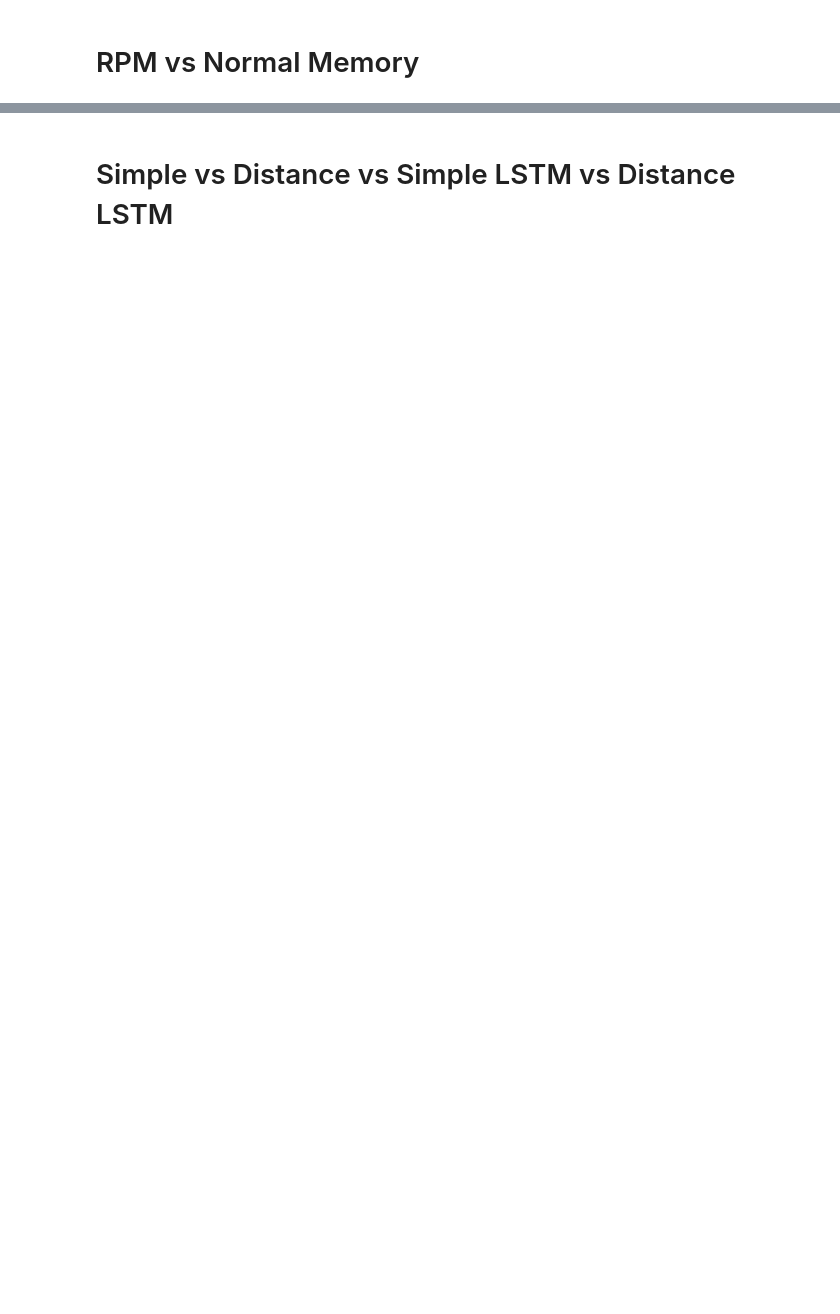
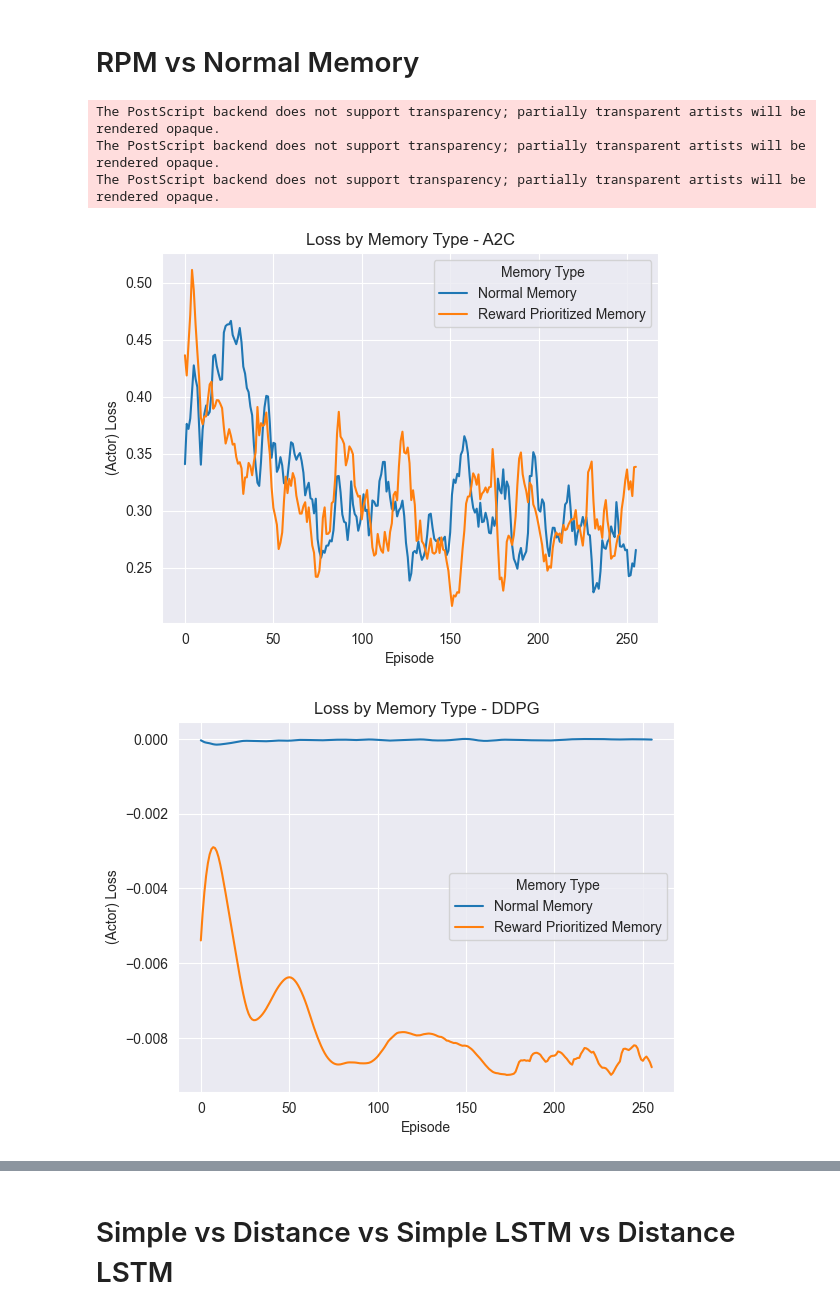
Before and after one commit to TheMikeste1/CS6640-Waterworld, a Jupyter notebook: graphs_for_paper.ipynb, the cells around one changed output, grey strips where cells are left out. Saved outputs shown, nothing was run; the diff lists cells and outputs as text; code cells hidden in the pictures; blank space fills up the shorter version.

```diff
--- a/graphs_for_paper.ipynb
+++ b/graphs_for_paper.ipynb
@@ -74,30 +123,37 @@ plot.figure.savefig("rewards-by-agent.eps", format="eps")
 # %%
 to_plot = (
     df_runs.query("metric == 'loss' or metric == 'actor_loss'")
     .query("agent_type != 'CPT'")
     .query("run_name != 'DDPG Distance CPT'")
 )
 to_plot["agent_type"] = to_plot["agent_type"].cat.remove_unused_categories()
 
 to_plot["Smoothed Loss"] = (
     to_plot.groupby(by=["agent_type", "memory"])["value"]
-    .ewm(alpha=1 - 0.999)
+    .ewm(alpha=1 - 0.85)
     .mean()
     .reset_index()
     .set_index("level_2")
     .drop(columns=["agent_type", "memory"])
 )
 
 for type_ in to_plot["agent_type"].unique():
+    plt.figure()
     plot = sns.lineplot(
         data=to_plot.query("agent_type == @type_"),
         x="step",
         y="Smoothed Loss",
         hue="memory",
+        errorbar=None,
     )
     plot.set_xlabel("Episode")
     plot.set_ylabel("(Actor) Loss")
-    plot.set_title("Loss by Memory Type")
+    plot.set_title(f"Loss by Memory Type - {type_}")
     plot.legend(title="Memory Type")
     plot.figure.savefig(f"loss-by-memory-{type_}.eps", format="eps")
-    plt.close()
+# %% [output]
+The PostScript backend does not support transparency; partially transparent artists will be rendered opaque.
+The PostScript backend does not support transparency; partially transparent artists will be rendered opaque.
+The PostScript backend does not support transparency; partially transparent artists will be rendered opaque.
+[figure, added]
+[figure, added]
```
Also changed, not shown: parts of 9 cells of this notebook.
